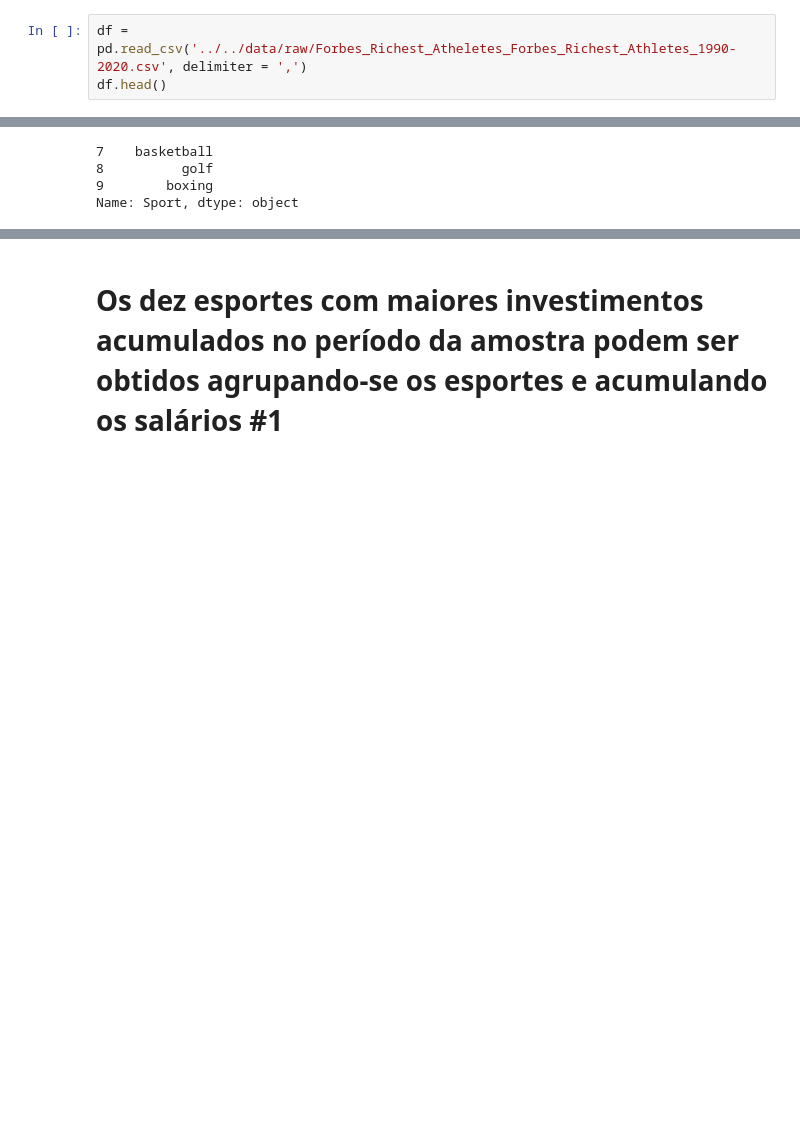
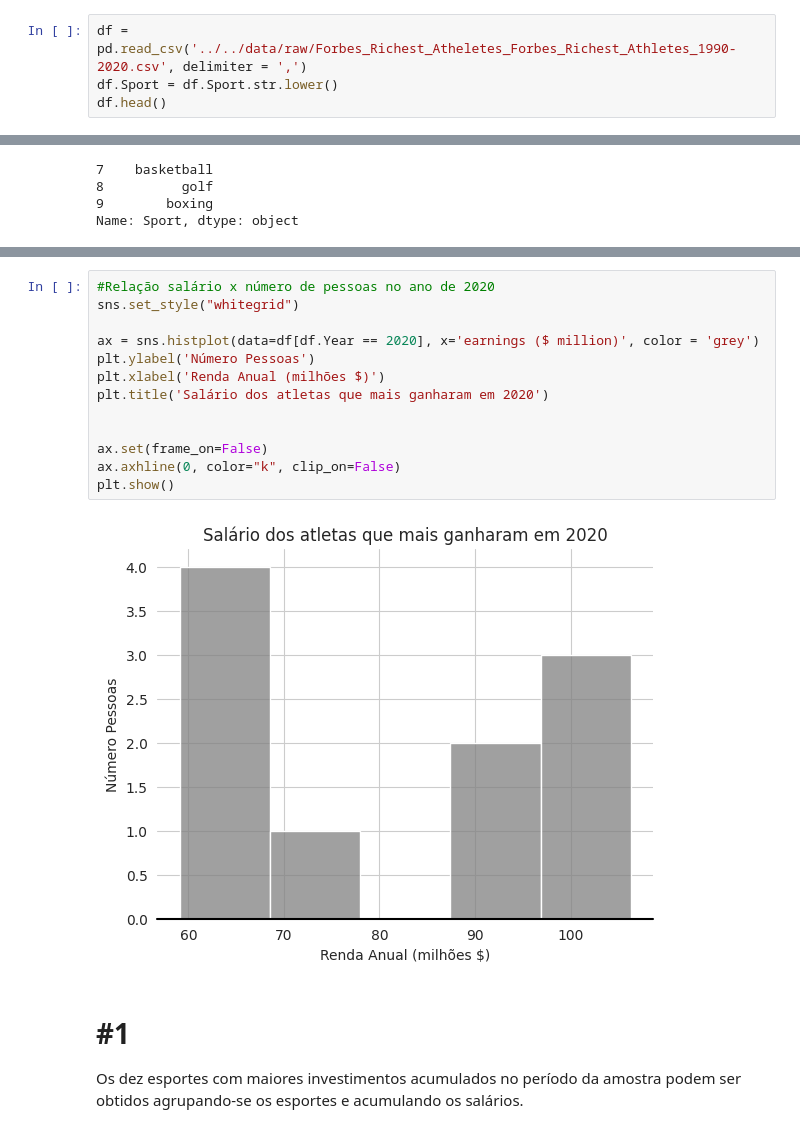
Before and after one commit to amandamoreyra/atlantico-bootcamp-cd, a Jupyter notebook: notebooks/atividade-05/analise-exploratoria-de-dados.ipynb, the cells around one changed output, grey strips where cells are left out. Cells and saved outputs as stored; diff of their text form; blank space fills up the shorter version.

```diff
--- a/notebooks/atividade-05/analise-exploratoria-de-dados.ipynb
+++ b/notebooks/atividade-05/analise-exploratoria-de-dados.ipynb
@@ -24,6 +30,7 @@ dicionario_dados
 ## Leitura do arquivo de dados
 # %%
 df = pd.read_csv('../../data/raw/Forbes_Richest_Atheletes_Forbes_Richest_Athletes_1990-2020.csv', delimiter = ',')
+df.Sport = df.Sport.str.lower()
 df.head()
 # %% [output]
 |  | S.NO | Name | Nationality | Current Rank | Previous Year Rank | Sport | Year | ... |
@@ -126,5 +159,21 @@ Name: Sport, dtype: object
+# %%
+#Relação salário x número de pessoas no ano de 2020
+sns.set_style("whitegrid")
+
+ax = sns.histplot(data=df[df.Year == 2020], x='earnings ($ million)', color = 'grey')
+plt.ylabel('Número Pessoas')
+plt.xlabel('Renda Anual (milhões $)')
+plt.title('Salário dos atletas que mais ganharam em 2020')
+
+
+ax.set(frame_on=False)
+ax.axhline(0, color="k", clip_on=False)
+plt.show()
+# %% [output]
+[figure, added]
 # %% [markdown]
-# Os dez esportes com maiores investimentos acumulados no período da amostra podem ser obtidos agrupando-se os esportes e acumulando os salários #1
+# #1
+Os dez esportes com maiores investimentos acumulados no período da amostra podem ser obtidos agrupando-se os esportes e acumulando os salários.
 # %%
 receita = df.groupby('Sport').sum()
 receita = receita.sort_values(by='earnings ($ million)', ascending=False)[:10]
```
Also changed, not shown: parts of 13 cells of this notebook.
